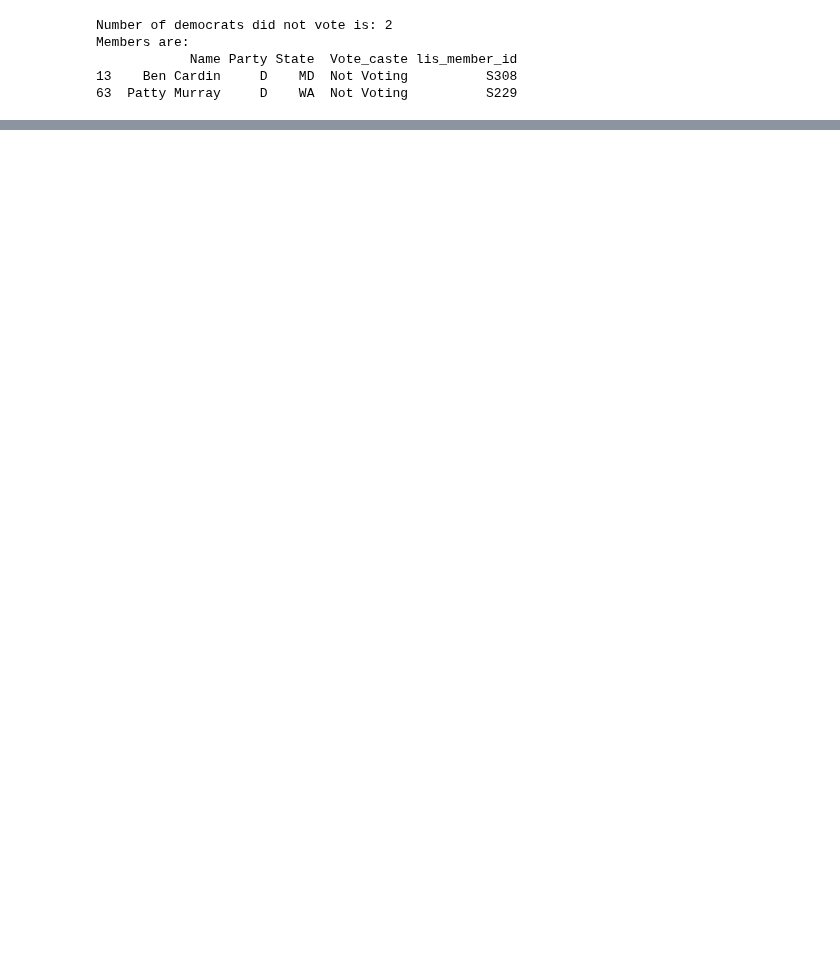
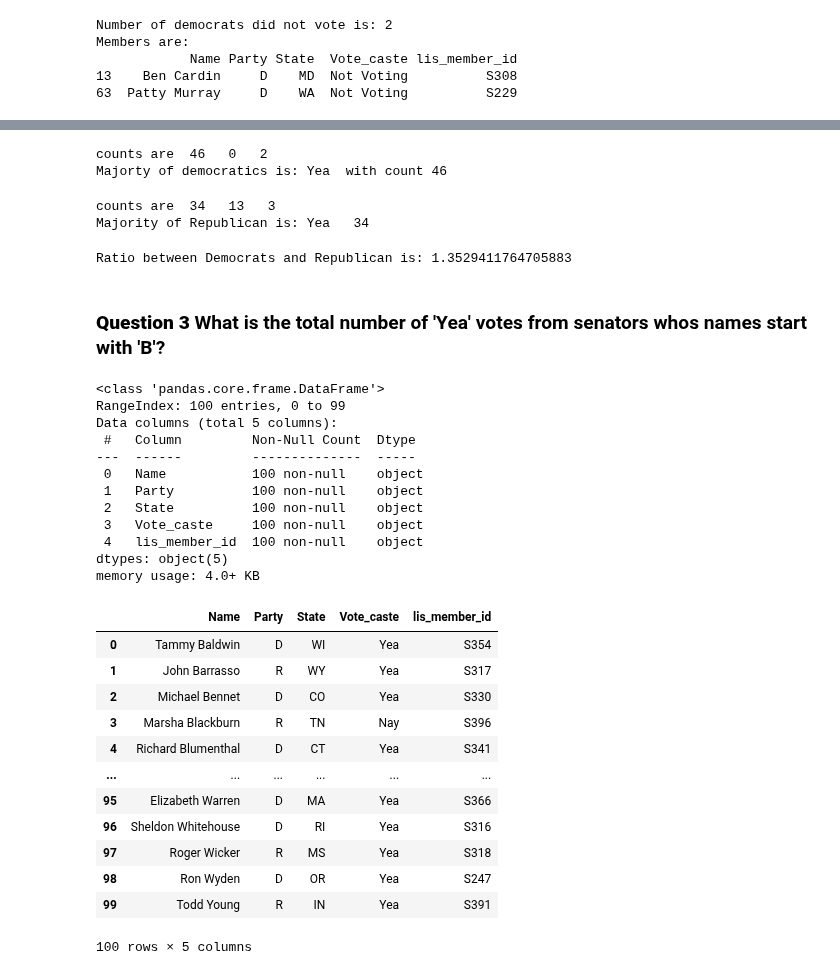
Before and after one commit to aniketkalra11/basic_kaggle_practice, a Jupyter notebook: TDS/project1/project1.ipynb, the cells around one changed output, grey strips where cells are left out. Saved outputs shown, nothing was run; the diff lists cells and outputs as text; code cells hidden in the pictures; blank space fills up the shorter version.

```diff
--- a/TDS/project1/project1.ipynb
+++ b/TDS/project1/project1.ipynb
@@ -253,0 +240,51 @@ val.describe()
+# %%
+# democrats_pd
+# computing major decision of democrats with number of candidates
+#  ['Yea' 'Nay' 'Not Voting']
+democratic_majorty, dem_majorty_count = return_majority_val(democrats_pd)
+print('Majorty of democratics is:', democratic_majorty, ' with count', dem_majorty_count)
+# %% [output]
+counts are  46   0   2
+Majorty of democratics is: Yea  with count 46
+# %%
+republic_majority, rep_majority_count = return_majority_val(republicans_pd)
+print('Majority of Republican is:', republic_majority, ' ', rep_majority_count)
+# %% [output]
+counts are  34   13   3
+Majority of Republican is: Yea   34
+# %%
+ratio_of_majority_count = dem_majorty_count / rep_majority_count
+print('Ratio between Democrats and Republican is:', ratio_of_majority_count)
+# %% [output]
+Ratio between Democrats and Republican is: 1.3529411764705883
+# %% [markdown]
+### **Question 3** What is the total number of 'Yea' votes from senators whos names start with 'B'?
+# %%
+senate_pd.info()
+senate_pd.head(100)
+# %% [output]
+<class 'pandas.core.frame.DataFrame'>
+RangeIndex: 100 entries, 0 to 99
+Data columns (total 5 columns):
+ #   Column         Non-Null Count  Dtype
+---  ------         --------------  -----
+ 0   Name           100 non-null    object
+ 1   Party          100 non-null    object
+ 2   State          100 non-null    object
+ 3   Vote_caste     100 non-null    object
+ 4   lis_member_id  100 non-null    object
+dtypes: object(5)
+memory usage: 4.0+ KB
+|  | Name | Party | State | Vote_caste | lis_member_id |
+| 0 | Tammy Baldwin | D | WI | Yea | S354 |
+| 1 | John Barrasso | R | WY | Yea | S317 |
+| 2 | Michael Bennet | D | CO | Yea | S330 |
+| 3 | Marsha Blackburn | R | TN | Nay | S396 |
+| 4 | Richard Blumenthal | D | CT | Yea | S341 |
+| ... | ... | ... | ... | ... | ... |
+| 95 | Elizabeth Warren | D | MA | Yea | S366 |
+| 96 | Sheldon Whitehouse | D | RI | Yea | S316 |
+| 97 | Roger Wicker | R | MS | Yea | S318 |
+| 98 | Ron Wyden | D | OR | Yea | S247 |
+| 99 | Todd Young | R | IN | Yea | S391 |
+100 rows × 5 columns
```
Also changed, not shown: parts of 30 cells of this notebook, 9 other files.
